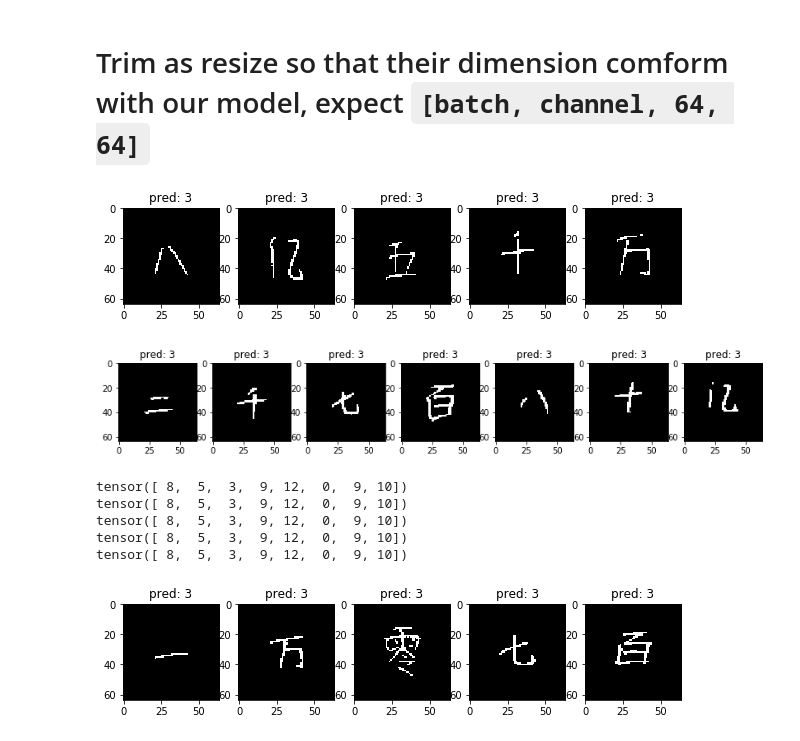
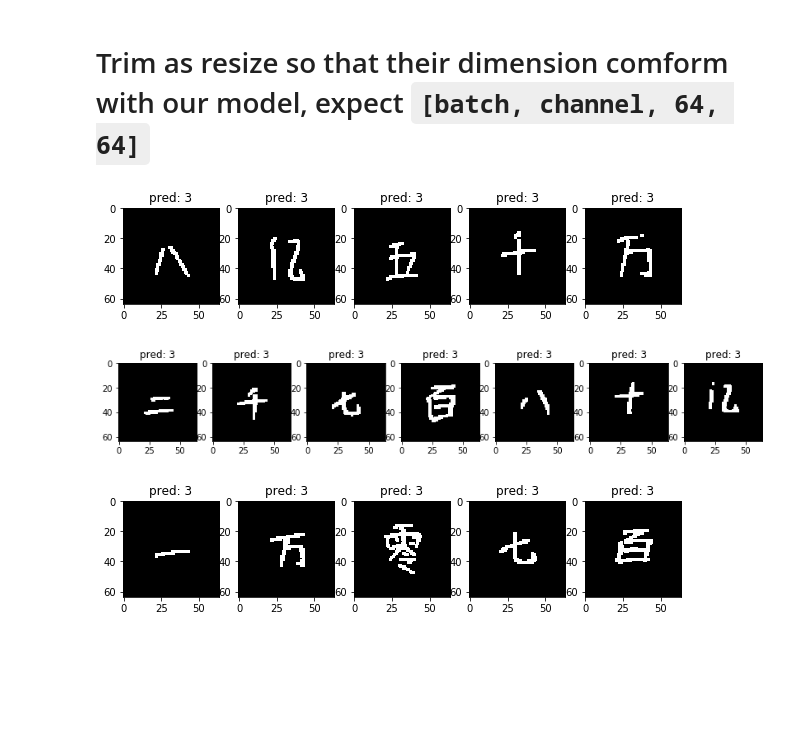
Before and after one commit to CChenLi/integer_convert, a Jupyter notebook: dataset.ipynb, the cells around one changed output. Cells and saved outputs as stored; diff of their text form; code cells hidden in the pictures; blank space fills up the shorter version.

```diff
--- a/dataset.ipynb
+++ b/dataset.ipynb
@@ -156,24 +156,26 @@ for i, cut in enumerate(cuts):
 # %%
 example_slice = pic_tensor[slices[0][0] : slices[0][1], : ]
 cuts = HelperFunc.get_characters(example_slice)
 fig = plt.figure(figsize=[2 * len(cuts), 2])
 for i, cut in enumerate(cuts):
     fig.add_subplot(1, len(cuts), i+1)
     start_index, end_index = cut
     buff = int(0.2 * (end_index - start_index))
     short_pic_tensor = example_slice[: ,start_index-buff : end_index + buff]
     # Trim the data
     img = transforms.ToPILImage(mode='L')(short_pic_tensor)
     p = transforms.Compose([transforms.Scale((32,32))])
     new_img = ImageOps.expand(p(img),border=(16),fill='black')
+    new_img = np.array(new_img)
+    new_img = cv2.dilate(new_img,kernal,iterations = 1)
     # Prediction
     trans = transforms.ToTensor()
     new_tensor = torch.unsqueeze(trans(new_img), 0)
     pred = model(new_tensor).argmax()
     plt.imshow(new_img, cmap="gray")
     plt.title(f"pred: {pred}")
 # %% [output]
-[figure, old version]
+[figure, new version]
 # %%
 example_slice = pic_tensor[slices[1][0] : slices[1][1], : ]
 cuts = HelperFunc.get_characters(example_slice)
@@ -208,20 +212,16 @@ for i, cut in enumerate(cuts):
     img = transforms.ToPILImage(mode='L')(short_pic_tensor)
     p = transforms.Compose([transforms.Scale((32,32))])
     new_img = ImageOps.expand(p(img),border=(16),fill='black')
+    new_img = np.array(new_img)
+    new_img = cv2.dilate(new_img,kernal,iterations = 1)
     # Prediction
     trans = transforms.ToTensor()
     new_tensor = torch.unsqueeze(trans(new_img), 0)
     pred = model(new_tensor).argmax()
-    print(model(torch.unsqueeze(batch[0], 1)).argmax(dim=1))
     plt.imshow(new_img, cmap="gray")
     plt.title(f"pred: {pred}")
 # %% [output]
-tensor([ 8,  5,  3,  9, 12,  0,  9, 10])
-tensor([ 8,  5,  3,  9, 12,  0,  9, 10])
-tensor([ 8,  5,  3,  9, 12,  0,  9, 10])
-tensor([ 8,  5,  3,  9, 12,  0,  9, 10])
-tensor([ 8,  5,  3,  9, 12,  0,  9, 10])
-[figure, old version]
+[figure, new version]
 # %%
 preds = model(torch.unsqueeze(batch[0], 1))
 # %%
```
Also changed, not shown: parts of 5 cells of this notebook.
